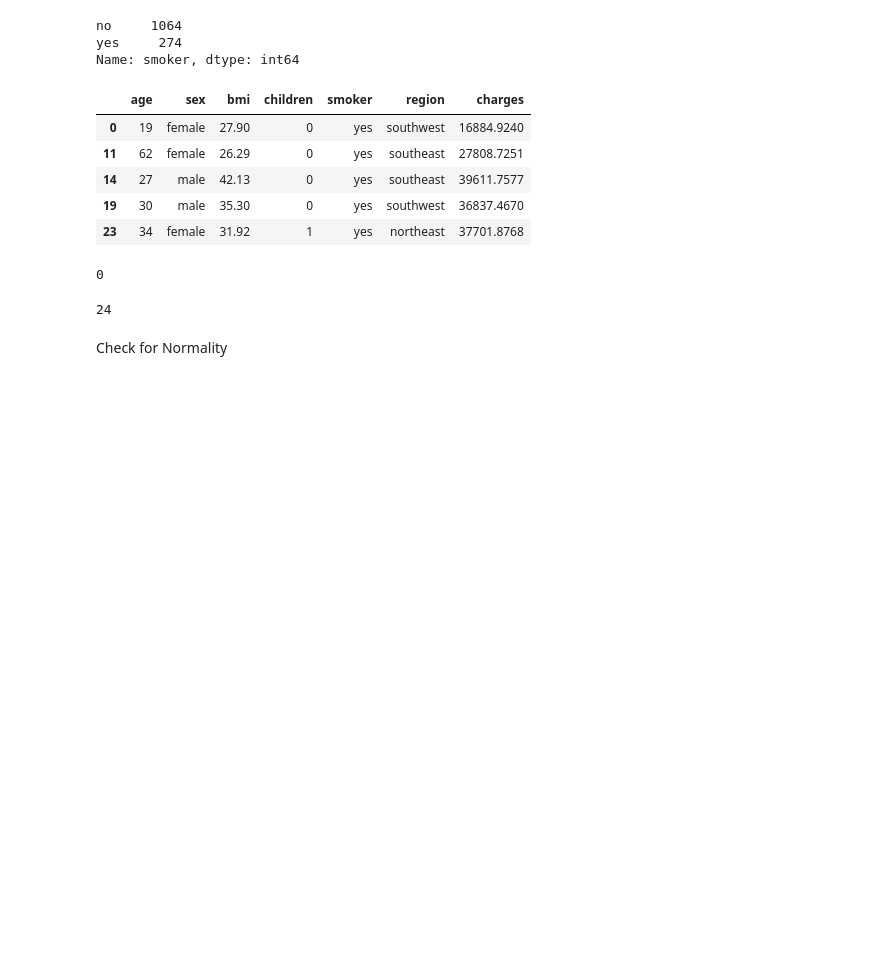
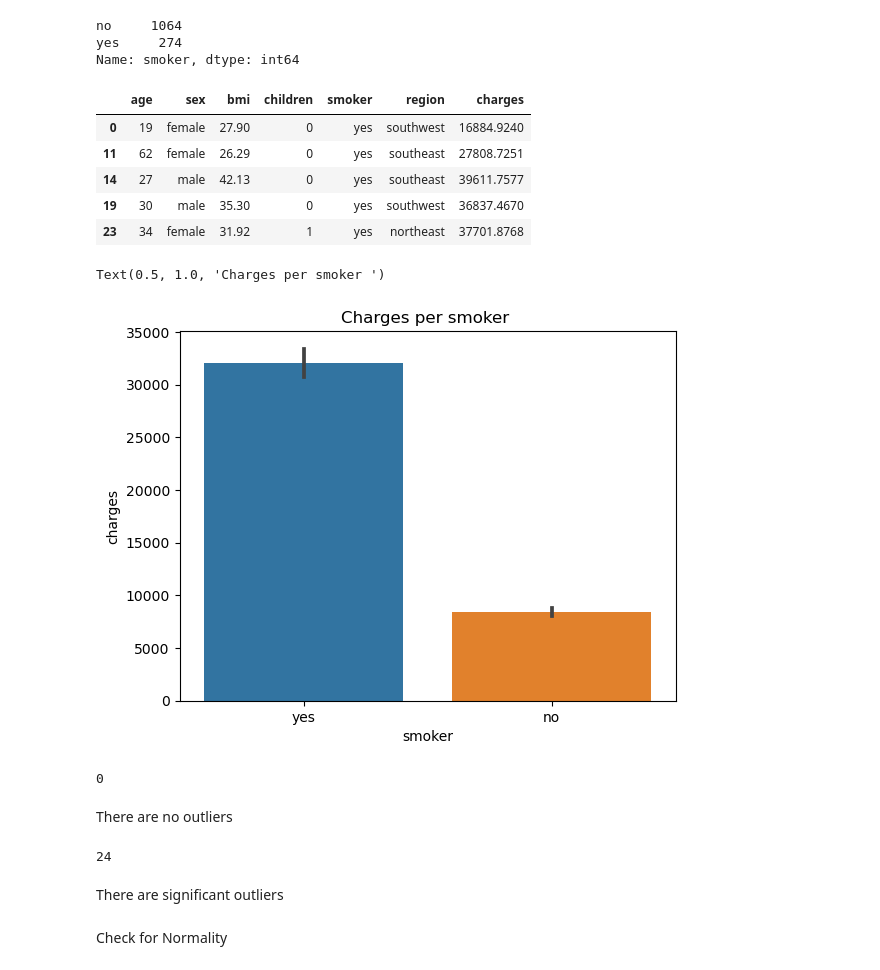
Before and after one commit to Noks06/hypothesis, a Jupyter notebook: hypothesiscore.ipynb, the cells around one changed output. Drawn from its saved outputs; the diff is of its cells as text; code cells hidden in the pictures; blank space fills up the shorter version.

```diff
--- a/hypothesiscore.ipynb
+++ b/hypothesiscore.ipynb
@@ -63,6 +67,12 @@ ssmoker_df.head()
 #Define our feature of interest
 smoker_charge = ssmoker_df['charges']
 no_smoker_charge = non_smoker_df['charges']
+# %%
+ax = sns.barplot(data=df, x='smoker',y='charges');
+ax.set_title("Charges per smoker ")
+# %% [output]
+Text(0.5, 1.0, 'Charges per smoker ')
+[figure, added]
 # %%
 # Check for outliers in charges for smoker group
 zscores= stats.zscore(smoker_charge)
@@ -70,6 +80,8 @@ outliers = abs(zscores)>3
 np.sum(outliers)
 # %% [output]
 0
+# %% [markdown]
+There are no outliers
 # %%
 # Check for outliers in charges for non-smoker group
 zscores= stats.zscore(no_smoker_charge)
@@ -77,6 +89,8 @@ outliers = abs(zscores)>3
 np.sum(outliers)
 # %% [output]
 24
+# %% [markdown]
+There are significant outliers
 # %%
 # remove outliers from non-smoker group
 no_smoker_charge = no_smoker_charge[(np.abs(stats.zscore(no_smoker_charge)) < 3)]
```
Also changed, not shown: parts of 14 cells of this notebook.
